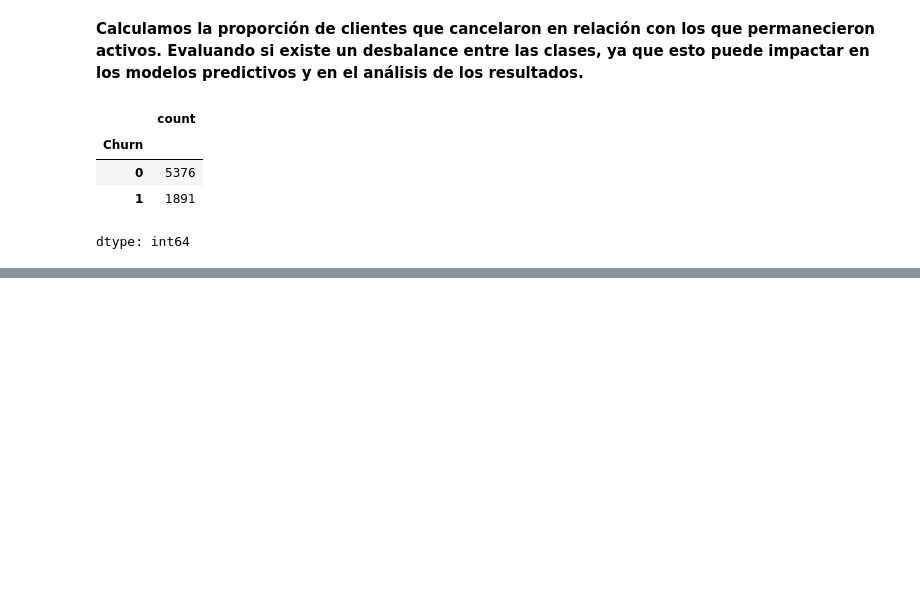
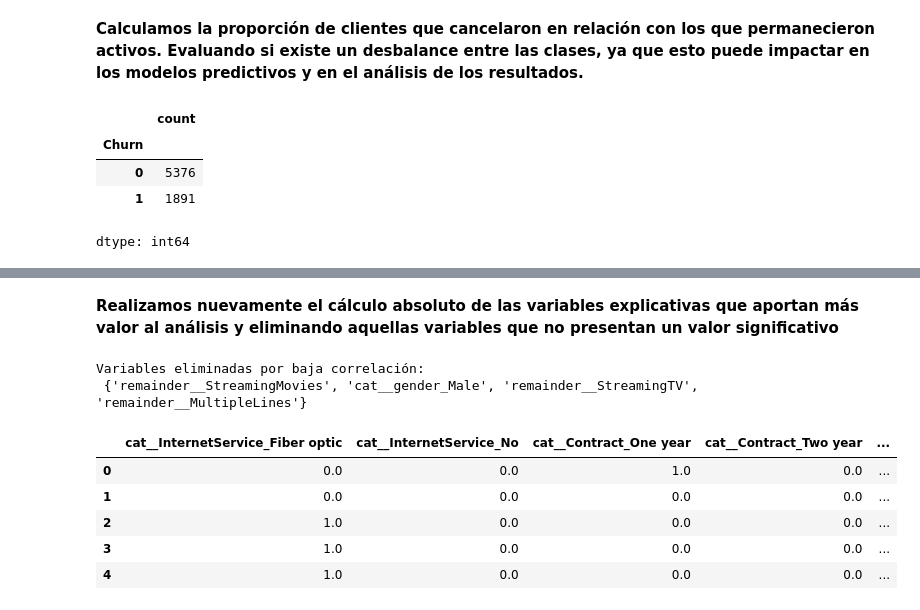
Before and after one commit to JharleCompres/TELECOM_X_PARTE_2_PREDICCION_DE_CANCELACION_CHURN, a Jupyter notebook: Telecom_X_prediccion_cancelacion_churn.ipynb, the cells around one changed output, grey strips where cells are left out. Drawn from its saved outputs; the diff is of its cells as text; code cells hidden in the pictures; blank space fills up the shorter version.

```diff
--- a/Telecom_X_prediccion_cancelacion_churn.ipynb
+++ b/Telecom_X_prediccion_cancelacion_churn.ipynb
@@ -129,0 +338,32 @@ dtype: int64
+# %% [markdown]
+**Realizamos nuevamente el cálculo absoluto de las variables explicativas que aportan más valor al análisis y eliminando aquellas variables que no presentan un valor significativo**
+# %%
+try:
+
+  # Calcular correlación absoluta con el target luego del nuevo tratamiento
+  corr_target_abs_final = X_final.corrwith(y).abs()
+
+  # Definir el umbral
+  umbral_final = 0.05
+
+  # Definir variables relevantes
+  variables_relevantes_final = corr_target_abs_final[corr_target_abs_final > umbral_final].index
+
+  # Filtrar el DataFrame
+  X_champions = X_final[variables_relevantes_final]
+
+except Exception as e:
+  print(f'Error al realizar el análisis de correlación: {e}')
+else:
+  print(f"Variables eliminadas por baja correlación:\n {set(X_final.columns) - set(variables_relevantes_final)}")
+  print('\n')
+  display(X_champions.head())
+# %% [output]
+Variables eliminadas por baja correlación:
+ {'remainder__StreamingMovies', 'cat__gender_Male', 'remainder__StreamingTV', 'remainder__MultipleLines'}
+|  | cat__InternetService_Fiber optic | cat__InternetService_No | cat__Contract_One year | cat__Contract_Two year | ... |
+| 0 | 0.0 | 0.0 | 1.0 | 0.0 | ... |
+| 1 | 0.0 | 0.0 | 0.0 | 0.0 | ... |
+| 2 | 1.0 | 0.0 | 0.0 | 0.0 | ... |
+| 3 | 1.0 | 0.0 | 0.0 | 0.0 | ... |
+| 4 | 1.0 | 0.0 | 0.0 | 0.0 | ... |
```
Also changed, not shown: parts of 17 cells of this notebook, 2 other files.
